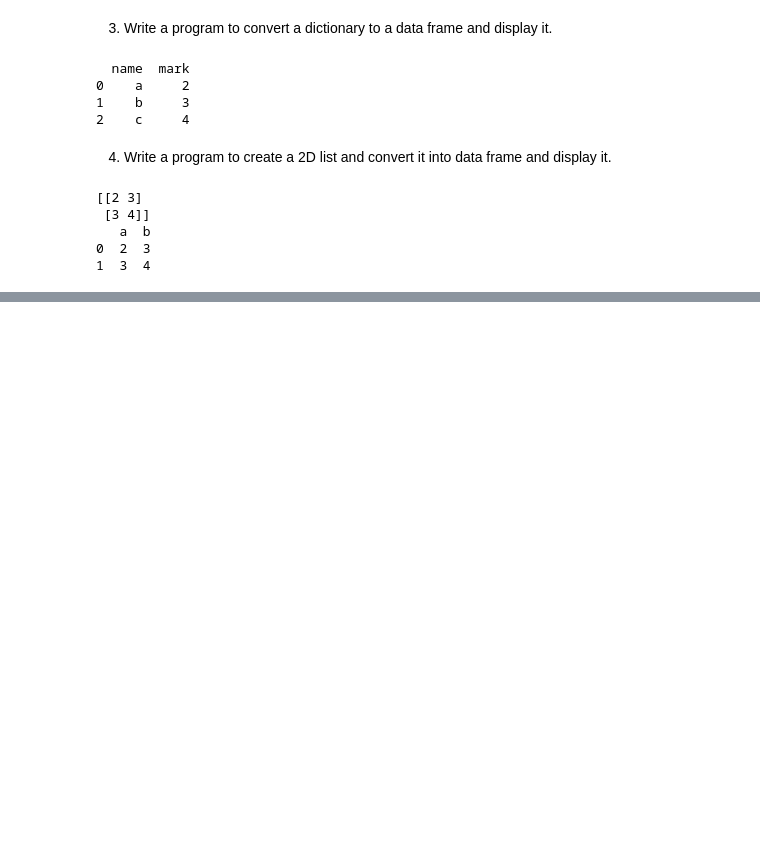
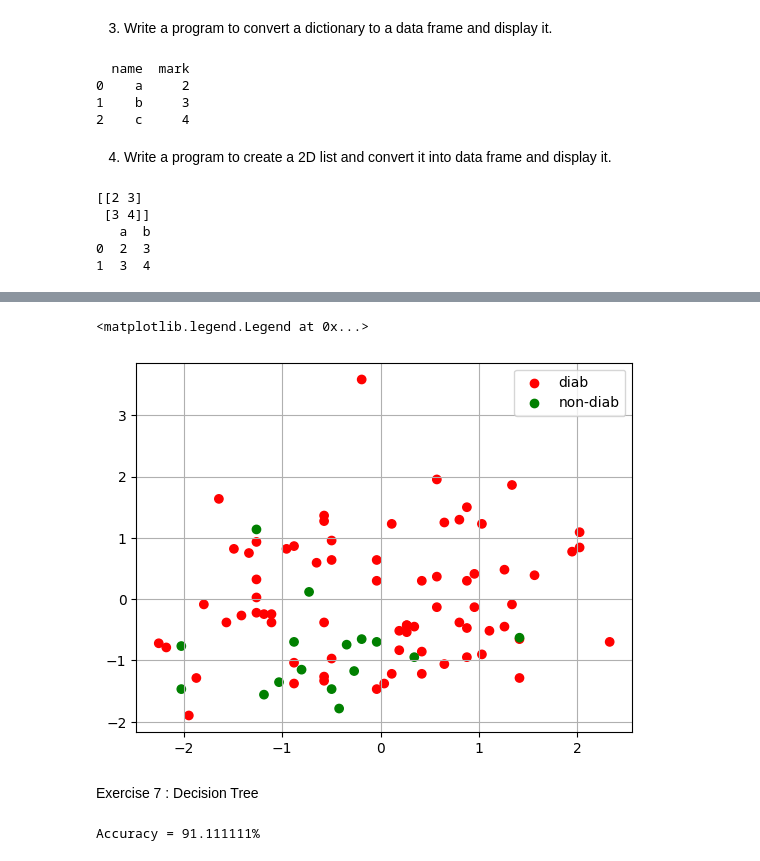
Before and after one commit to AmithSiju/ML_Numpy, a Jupyter notebook: Exam.ipynb, the cells around one changed output, grey strips where cells are left out. Saved outputs shown, nothing was run; the diff lists cells and outputs as text; code cells hidden in the pictures; blank space fills up the shorter version.

```diff
--- a/Exam.ipynb
+++ b/Exam.ipynb
@@ -429,0 +501,13 @@ print(df)
+# %%
+colors=np.where(y_pred==0,"green","red")
+labels=np.where(y_pred==0,"Non-Diab","Diab")
+plt.scatter(X_test[:,0],X_test[:,2],color=colors)
+plt.scatter([], [], color="red",label="diab")
+plt.scatter([], [], color="green",label="non-diab")
+plt.grid()
+plt.legend()
+# %% [output]
+<matplotlib.legend.Legend at 0x...>
+[figure, added]
+# %% [markdown]
+Exercise 7 : Decision Tree
@@ -429,0 +521,11 @@ print(df)
+# %%
+db=datasets.load_iris()
+X,y=db.data,db.target
+X_train,X_test,y_train,y_test=train_test_split(X,y,train_size=0.7,random_state=78)
+c=tree.DecisionTreeClassifier()
+c.fit(X_train,y_train)
+y_pred=c.predict(X_test)
+a = accuracy_score(y_pred,y_test)
+print(f"Accuracy = {a*100.:2f}%")
+# %% [output]
+Accuracy = 91.111111%
```
Also changed, not shown: parts of 27 cells of this notebook.
